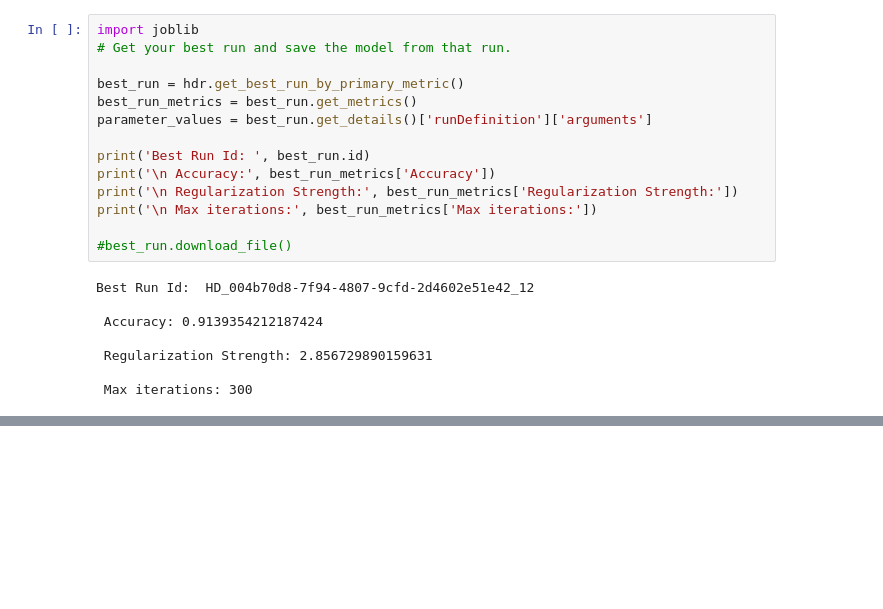
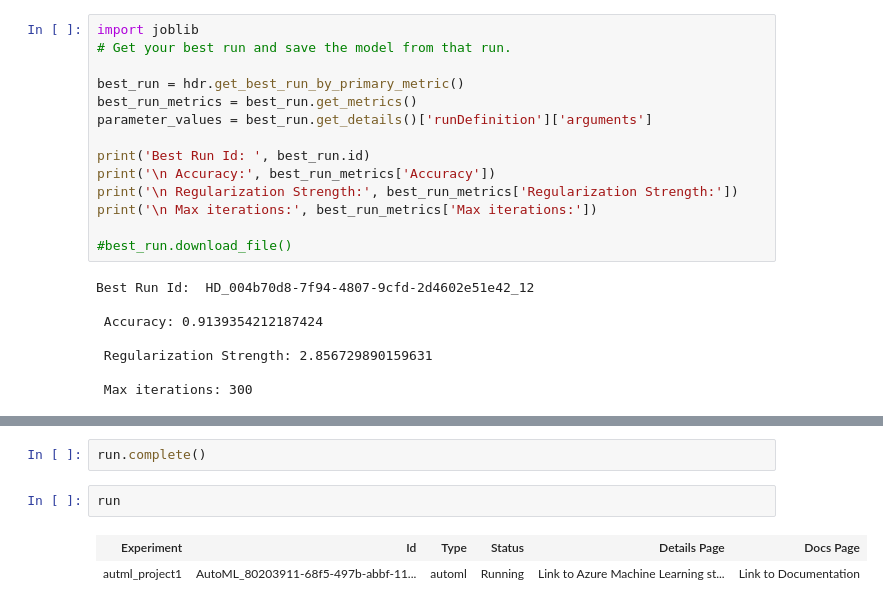
Before and after one commit to iolucas/AMLE_P1, a Jupyter notebook: udacity-project.ipynb, the cells around one changed output, grey strips where cells are left out. Drawn from its saved outputs; the diff is of its cells as text; blank space fills up the shorter version.

```diff
--- a/udacity-project.ipynb
+++ b/udacity-project.ipynb
@@ -154,0 +219,7 @@ automl_config = AutoMLConfig(
+# %%
+run.complete()
+# %%
+run
+# %% [output]
+| Experiment | Id | Type | Status | Details Page | Docs Page |
+| autml_project1 | AutoML_80203911-68f5-497b-abbf-11... | automl | Running | Link to Azure Machine Learning st... | Link to Documentation |
```
Also changed, not shown: parts of 11 cells of this notebook, 1 other file.
